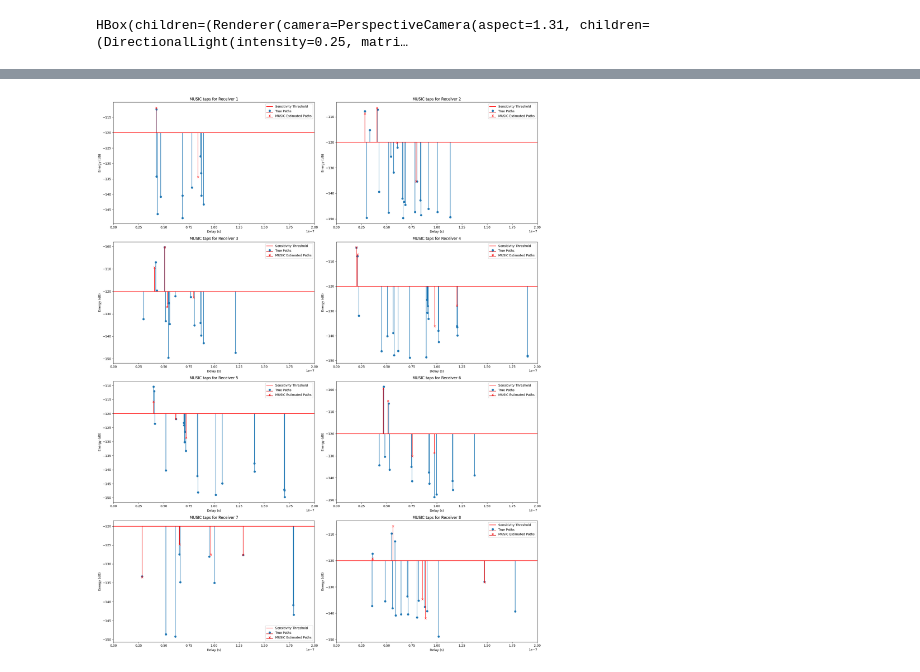
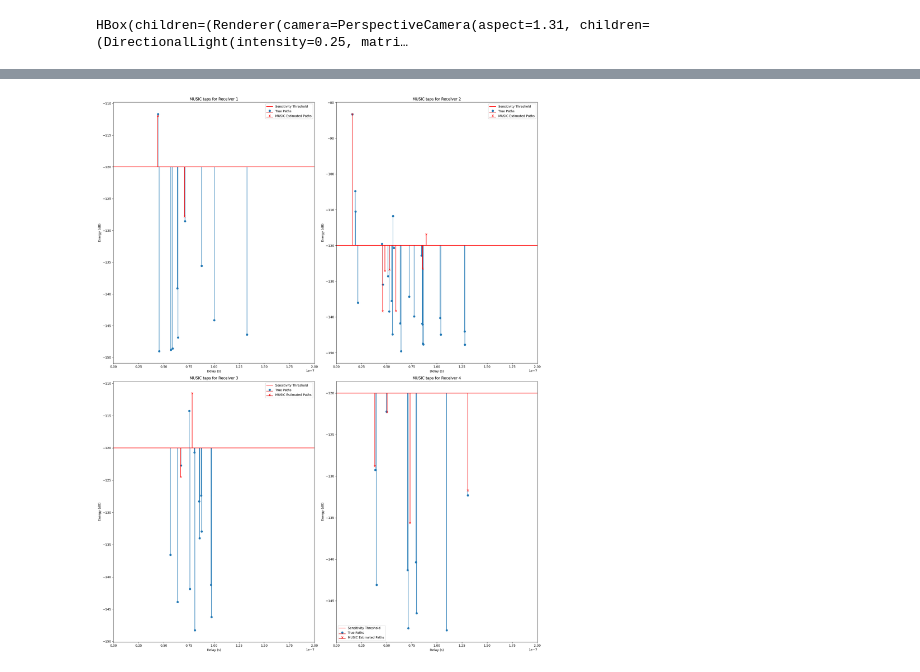
Before and after one commit to lraviart/RayTracing, a Jupyter notebook: Localization/Chain.ipynb, the cells around one changed output, grey strips where cells are left out. Saved outputs shown, nothing was run; the diff lists cells and outputs as text; code cells hidden in the pictures.

```diff
--- a/Localization/Chain.ipynb
+++ b/Localization/Chain.ipynb
@@ -341,14 +350,14 @@ importlib.reload(com)
 
 music_spectrums = []
 music_taus = []
-music_angles_list = []
-music_K_list = []
+music_angles = []
+music_Ks = []
 music_h_hats = []
-for RX_idx in range(8):
-    music_spectrum, music_tau, music_angles, music_K, music_h_hat = mp.MUSIC_2D_spectrum(a[RX_idx], tau[RX_idx], B, fc=3.5e9, T=5e-6, Tcir=2e-7, osr=8, fft_size=fft_size, alpha=0.1, num_pilots=10)
+for RX_idx in range(num_rx):
+    music_spectrum, music_tau, music_angle, music_K, music_h_hat = mp.MUSIC_2D_spectrum(a[RX_idx], tau[RX_idx], B, fc=3.5e9, T=5e-6, Tcir=2e-7, osr=8, fft_size=fft_size, alpha=0.1, num_pilots=10)
     music_spectrums.append(music_spectrum)
     music_taus.append(music_tau)
-    music_angles_list.append(music_angles)
-    music_K_list.append(music_K)
+    music_angles.append(music_angle)
+    music_Ks.append(music_K)
     music_h_hats.append(music_h_hat)
 # %% [output]
@@ -372,7 +378,7 @@ Eigenvalues around the threshold: [8.79910071e-11 4.12270459e-11 2.27994980e-11
 # %%
-fig, ax = plt.subplots(4, 2, figsize=(20, 35))
-for RX_idx in range(8):
-    ax[RX_idx//2, RX_idx%2].imshow(10*np.log10(music_spectrums[RX_idx].T), extent=(music_taus[RX_idx][0], music_taus[RX_idx][-1], music_angles_list[RX_idx][0]*180/np.pi, music_angles_list[RX_idx][-1]*180/np.pi), aspect='auto', origin='lower')
+fig, ax = plt.subplots(num_rx//2, 2, figsize=(20, 35))
+for RX_idx in range(num_rx):
+    ax[RX_idx//2, RX_idx%2].imshow(10*np.log10(music_spectrums[RX_idx].T), extent=(music_taus[RX_idx][0], music_taus[RX_idx][-1], music_angles[RX_idx][0]*180/np.pi, music_angles[RX_idx][-1]*180/np.pi), aspect='auto', origin='lower')
     ax[RX_idx//2, RX_idx%2].scatter(tau[RX_idx], local_angles[RX_idx]*180/np.pi, label='True Paths', color='red', marker='x')
     ax[RX_idx//2, RX_idx%2].set_title(f"MUSIC 2D Spectrum for Receiver {RX_idx+1}")
     ax[RX_idx//2, RX_idx%2].set_xlabel("Delay (s)")
@@ -385,20 +391,19 @@ plt.show()
 # %%
 importlib.reload(mp)
 
-music_taps_list = []
-music_estimated_taus_list = []
-music_estimated_angles_list = []
+taps_hat = []
+taus_hat = []
+angles_hat = []
 print(music_spectrums[0].shape)
-for RX_idx in range(8):
+for RX_idx in range(num_rx):
     music_taps, music_estimated_taus, music_estimated_angles = mp.MUSIC_2D_taps(music_spectrums[RX_idx],
                                                                                 music_taus[RX_idx],
-                                                                                music_angles_list[RX_idx],
+                                                                                music_angles[RX_idx],
                                                                                 B/fft_size,
-                                                                                music_K_list[RX_idx],
+                                                                                music_Ks[RX_idx],
                                                                                 music_h_hats[RX_idx])
-    music_taps_list.append(music_taps)
-    music_estimated_taus_list.append(music_estimated_taus)
-    music_estimated_angles_list.append(music_estimated_angles)
-    print(music_estimated_taus)
+    taps_hat.append(music_taps)
+    taus_hat.append(music_estimated_taus)
+    angles_hat.append(music_estimated_angles)
 # %% [output]
 (1000, 180)
@@ -414,20 +410,20 @@ for RX_idx in range(8):
 # %%
 # Comparison of true vs estimated taps for one receiver
-fig, ax = plt.subplots(4, 2, figsize=(20, 25))
-for RX_idx in range(8):
-    if len(music_taps_list[RX_idx]) > 0:
+fig, ax = plt.subplots(num_rx//2, 2, figsize=(20, 25))
+for RX_idx in range(num_rx):
+    if len(taps_hat[RX_idx]) > 0:
         ax[RX_idx//2, RX_idx%2].stem(tau[RX_idx], 10*np.log10(energies[RX_idx][0]), bottom=10*np.log10(S_RX_lin), label='True Paths')
-        ax[RX_idx//2, RX_idx%2].stem(music_estimated_taus_list[RX_idx], 10*np.log10(np.abs(music_taps_list[RX_idx])**2), bottom=10*np.log10(S_RX_lin), linefmt='r-', markerfmt='rx', label='MUSIC Estimated Paths')
+        ax[RX_idx//2, RX_idx%2].stem(taus_hat[RX_idx], 10*np.log10(np.abs(taps_hat[RX_idx])**2), bottom=10*np.log10(S_RX_lin), linefmt='r-', markerfmt='rx', label='MUSIC Estimated Paths')
         ax[RX_idx//2, RX_idx%2].axhline(10*np.log10(S_RX_lin), color='red', linestyle='-', label='Sensitivity Threshold')
         ax[RX_idx//2, RX_idx%2].set_title(f"MUSIC taps for Receiver {RX_idx+1}")
         ax[RX_idx//2, RX_idx%2].set_xlabel("Delay (s)")
         ax[RX_idx//2, RX_idx%2].set_ylabel("Energy (dB)")
         ax[RX_idx//2, RX_idx%2].set_xlim(0, 2e-7)
     ax[RX_idx//2, RX_idx%2].legend()
 plt.tight_layout()
 plt.show()
 # %% [output]
-[figure, old version]
+[figure, new version]
 # %%
 import Aoa
 import Tdoa
```
Also changed, not shown: parts of 17 cells of this notebook, 3 other files.
